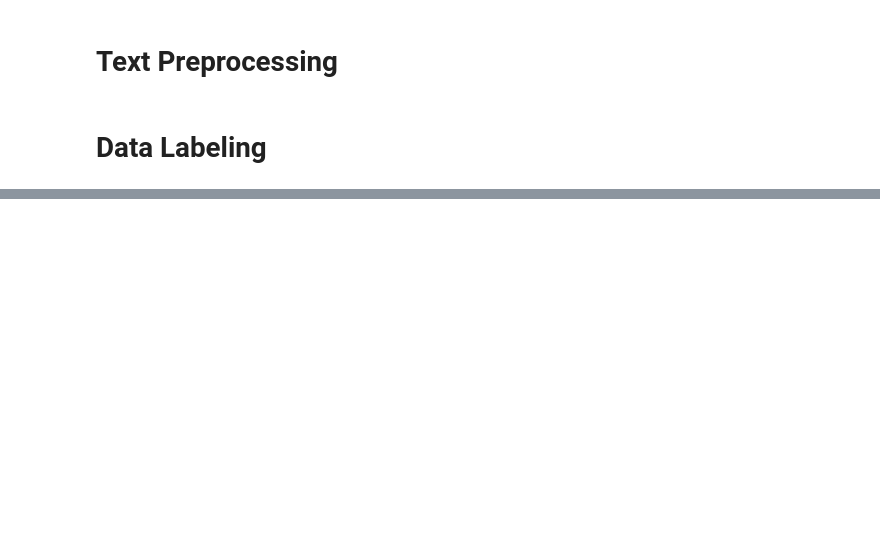
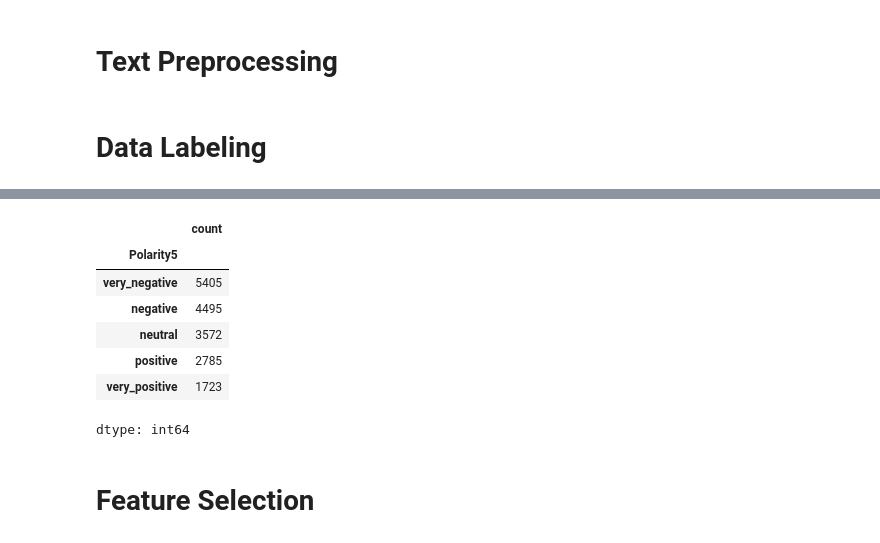
Before and after one commit to raihankr/ml-sentiment-analysis, a Jupyter notebook: sentiment_analysis.ipynb, the cells around one changed output, grey strips where cells are left out. Saved outputs shown, nothing was run; the diff lists cells and outputs as text; code cells hidden in the pictures; blank space fills up the shorter version.

```diff
--- a/sentiment_analysis.ipynb
+++ b/sentiment_analysis.ipynb
@@ -165 +241,14 @@ df['Polarity'].value_counts()
+# %%
+df['Polarity5'].value_counts()
+# %% [output]
+|  | count |
+| Polarity5 |  |
+| very_negative | 5405 |
+| negative | 4495 |
+| neutral | 3572 |
+| positive | 2785 |
+| very_positive | 1723 |
+dtype: int64
+# %% [markdown]
+# Feature Selection
 # %%
```
Also changed, not shown: parts of 51 cells of this notebook.
